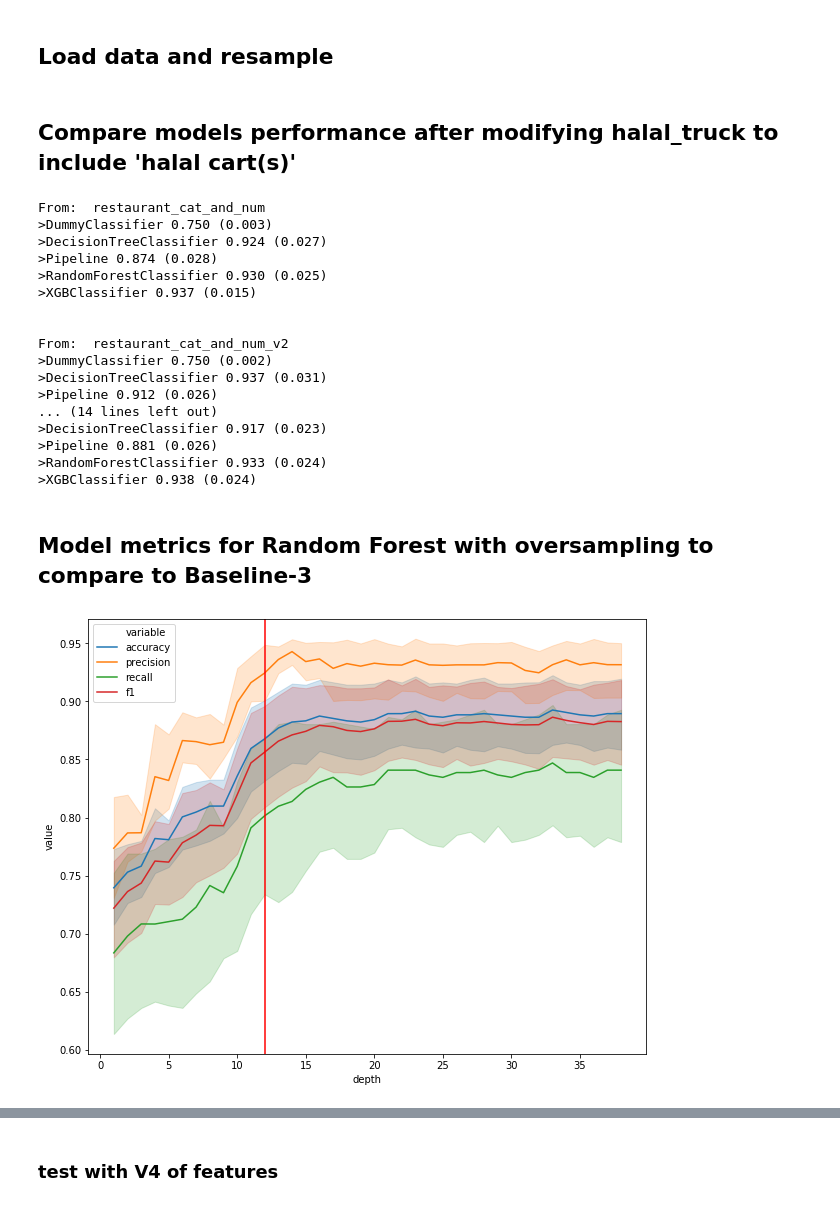
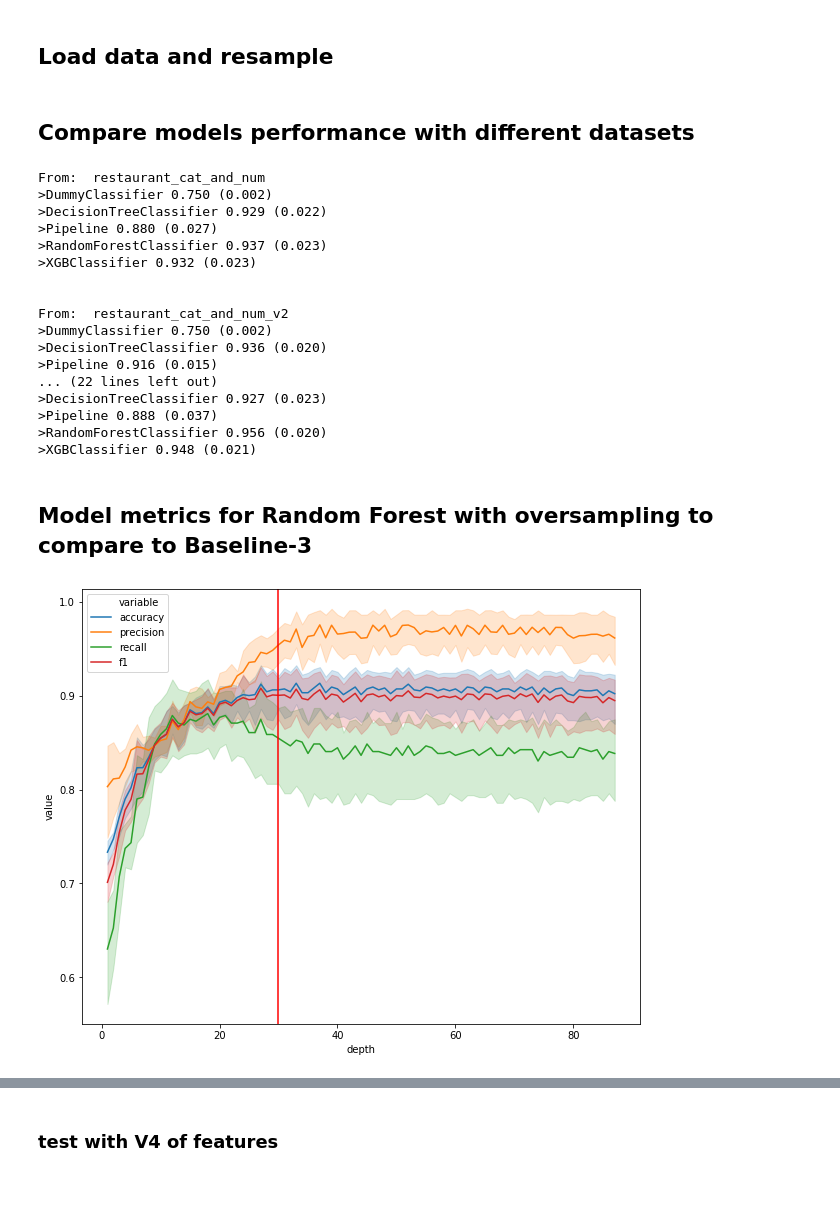
Before and after one commit to WAzaizeh/Halal_o_Meter, a Jupyter notebook: src/models/baseline/baseline_v5.ipynb, the cells around one changed output, grey strips where cells are left out. Drawn from its saved outputs; the diff is of its cells as text; code cells hidden in the pictures.

Commit message:
Baseline - Using most common words before and after 'halal' in reviews. Improved minor recall by 10%

```diff
--- a/src/models/baseline/baseline_v5.ipynb
+++ b/src/models/baseline/baseline_v5.ipynb
@@ -116,14 +116,15 @@ def evaluate_model_f1(X, y, model):
     # evaluate model
     scores = cross_val_score(model, X, y, scoring='f1', cv=cv, error_score='raise')
     return scores
-# %% [markdown]
-## Compare models performance after modifying halal_truck to include 'halal cart(s)'
+# %% [markdown]
+## Compare models performance with different datasets
 # %%
 # define the location of the dataset
 file_path_v1 = '/Users/wesamazaizeh/Desktop/Projects/halal_o_meter/src/features/feature_engineering/restaurant_cat_and_num.pkl'
 file_path_v2 = '/Users/wesamazaizeh/Desktop/Projects/halal_o_meter/src/features/feature_engineering/restaurant_cat_and_num_v2.pkl'
 file_path_v3 = '/Users/wesamazaizeh/Desktop/Projects/halal_o_meter/src/features/feature_engineering/restaurant_cat_and_num_v3.pkl'
 file_path_v4 = '/Users/wesamazaizeh/Desktop/Projects/halal_o_meter/src/features/feature_engineering/restaurant_cat_and_num_v4.pkl'
+file_path_v5 = '/Users/wesamazaizeh/Desktop/Projects/halal_o_meter/src/features/feature_engineering/restaurant_cat_and_num_v5.pkl'
 
 def run_model_comparison(file_path):
     # load the dataset
@@ -148,26 +149,26 @@ def run_model_comparison(file_path):
     return results
 
 res_list = []
-for file_path in [file_path_v1, file_path_v2, file_path_v3, file_path_v4]:
+for file_path in [file_path_v1, file_path_v2, file_path_v3, file_path_v4, file_path_v5]:
     res_list.extend(run_model_comparison(file_path=file_path))
 # %% [output]
 From:  restaurant_cat_and_num
->DummyClassifier 0.750 (0.003)
->DecisionTreeClassifier 0.924 (0.027)
->Pipeline 0.874 (0.028)
->RandomForestClassifier 0.930 (0.025)
->XGBClassifier 0.937 (0.015)
+>DummyClassifier 0.750 (0.002)
+>DecisionTreeClassifier 0.929 (0.022)
+>Pipeline 0.880 (0.027)
+>RandomForestClassifier 0.937 (0.023)
+>XGBClassifier 0.932 (0.023)
 
 
 From:  restaurant_cat_and_num_v2
 >DummyClassifier 0.750 (0.002)
->DecisionTreeClassifier 0.937 (0.031)
->Pipeline 0.912 (0.026)
-... (14 lines left out)
->DecisionTreeClassifier 0.917 (0.023)
->Pipeline 0.881 (0.026)
->RandomForestClassifier 0.933 (0.024)
->XGBClassifier 0.938 (0.024)
+>DecisionTreeClassifier 0.936 (0.020)
+>Pipeline 0.916 (0.015)
+... (22 lines left out)
+>DecisionTreeClassifier 0.927 (0.023)
+>Pipeline 0.888 (0.037)
+>RandomForestClassifier 0.956 (0.020)
+>XGBClassifier 0.948 (0.021)
 # %% [markdown]
 ## Model metrics for Random Forest with oversampling to compare to Baseline-3
 # %%
@@ -198,13 +199,13 @@ def get_rf_plotdata(file_path):
         plot_df.loc[i:i+cv-1, 'f1'] = cv_scores['test_f1']
     return plot_df
 # %%
-# visualize decision tree metrics vs max_depth
-file_path_v3 = '/Users/wesamazaizeh/Desktop/Projects/halal_o_meter/src/features/feature_engineering/restaurant_cat_and_num_v3.pkl'
-plot_df = get_rf_plotdata(file_path_v3)
+# # visualize decision tree metrics vs max_depth
+# file_path_v3 = '/Users/wesamazaizeh/Desktop/Projects/halal_o_meter/src/features/feature_engineering/restaurant_cat_and_num_v5.pkl'
+# plot_df = get_rf_plotdata(file_path_v3)
 plt.figure(figsize=(10,8))
 sns.lineplot(x='depth', y='value', hue='variable', data=pd.melt(plot_df, ['depth']))
-plt.axvline(x=12, color='red')
+plt.axvline(x=30, color='red')
 plt.show()
 # %% [output]
-[figure, old version]
+[figure, new version]
 # %%
```
Also changed, not shown: parts of 4 cells of this notebook.
